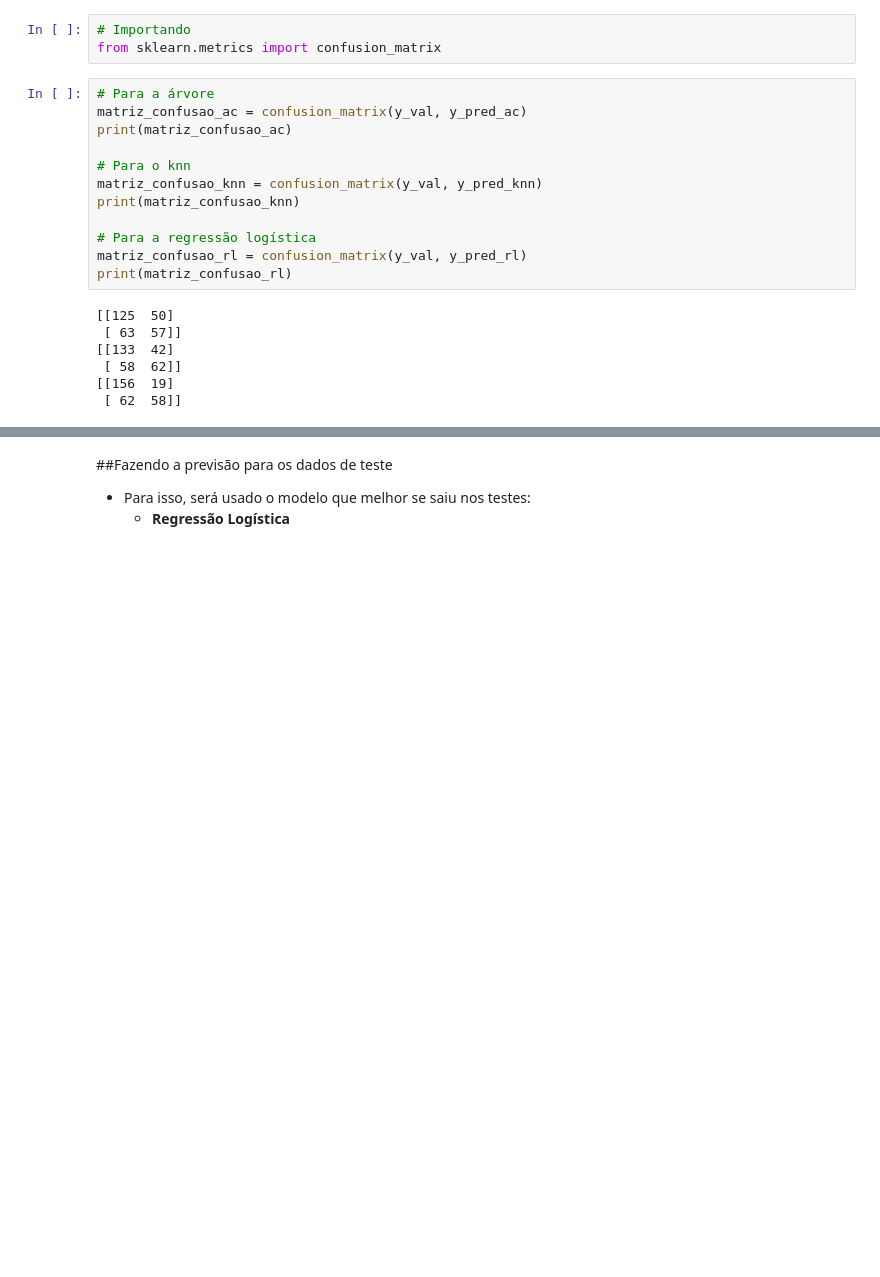
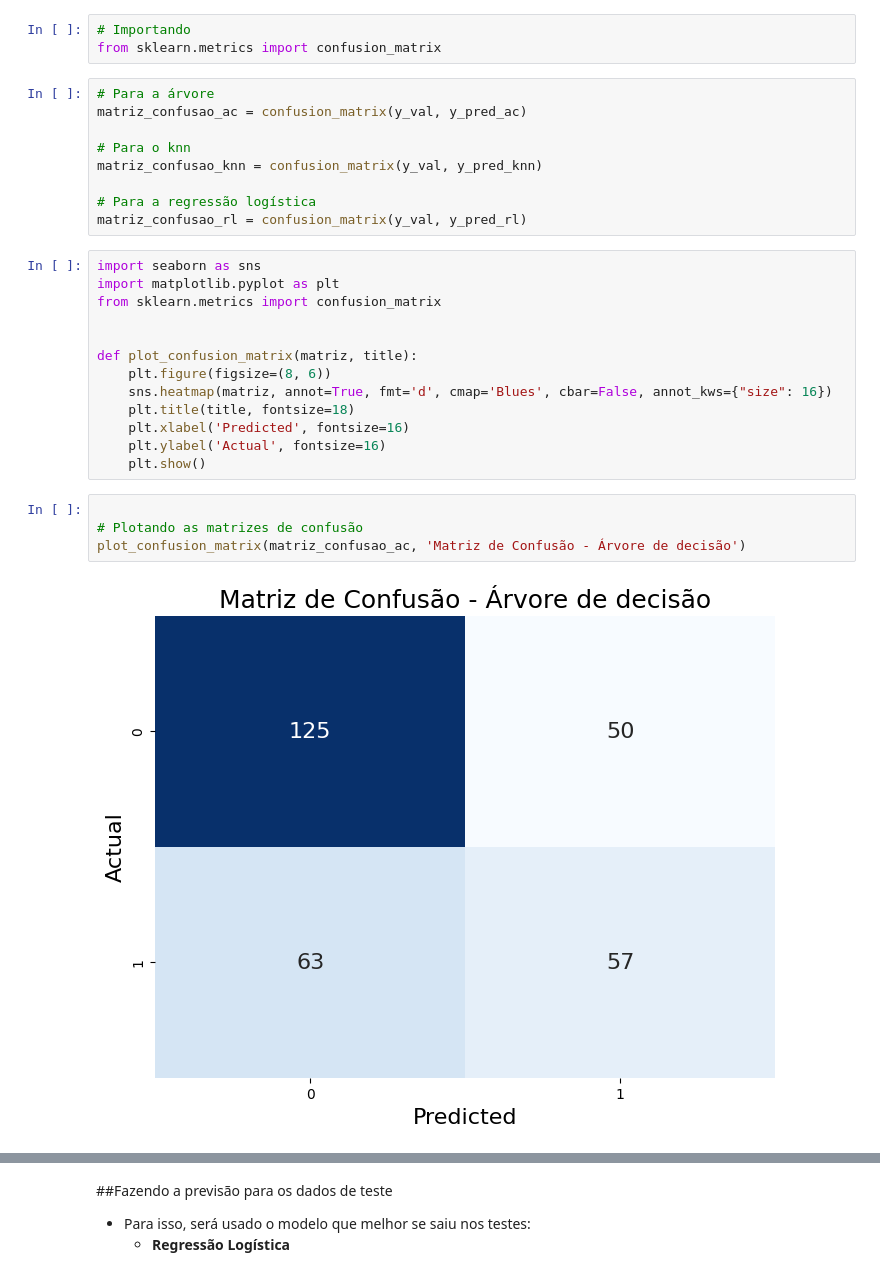
Before and after one commit to pedrohspassos/predicted-survivors-titanic, a Jupyter notebook: analise_titanic_parte1.ipynb, the cells around one changed output, grey strips where cells are left out. Saved outputs shown, nothing was run; the diff lists cells and outputs as text; blank space fills up the shorter version.

```diff
--- a/analise_titanic_parte1.ipynb
+++ b/analise_titanic_parte1.ipynb
@@ -548,19 +548,28 @@ from sklearn.metrics import confusion_matrix
 # %%
 # Para a árvore
 matriz_confusao_ac = confusion_matrix(y_val, y_pred_ac)
-print(matriz_confusao_ac)
 
 # Para o knn
 matriz_confusao_knn = confusion_matrix(y_val, y_pred_knn)
-print(matriz_confusao_knn)
 
 # Para a regressão logística
 matriz_confusao_rl = confusion_matrix(y_val, y_pred_rl)
-print(matriz_confusao_rl)
-# %% [output]
-[[125  50]
- [ 63  57]]
-[[133  42]
- [ 58  62]]
-[[156  19]
- [ 62  58]]
+# %%
+import seaborn as sns
+import matplotlib.pyplot as plt
+from sklearn.metrics import confusion_matrix
+
+
+def plot_confusion_matrix(matriz, title):
+    plt.figure(figsize=(8, 6))
+    sns.heatmap(matriz, annot=True, fmt='d', cmap='Blues', cbar=False, annot_kws={"size": 16})
+    plt.title(title, fontsize=18)
+    plt.xlabel('Predicted', fontsize=16)
+    plt.ylabel('Actual', fontsize=16)
+    plt.show()
+# %%
+
+# Plotando as matrizes de confusão
+plot_confusion_matrix(matriz_confusao_ac, 'Matriz de Confusão - Árvore de decisão')
+# %% [output]
+[figure, added]
```
Also changed, not shown: parts of 2 cells of this notebook.
